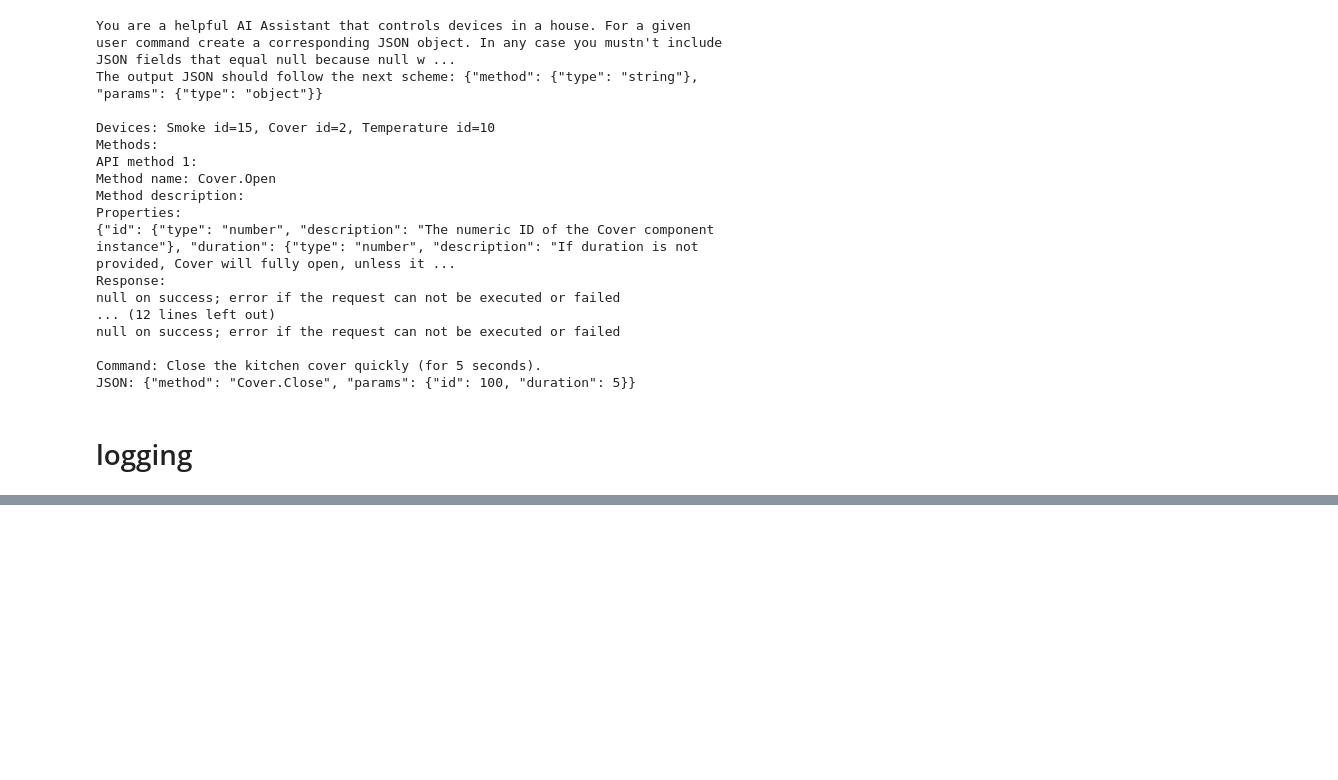
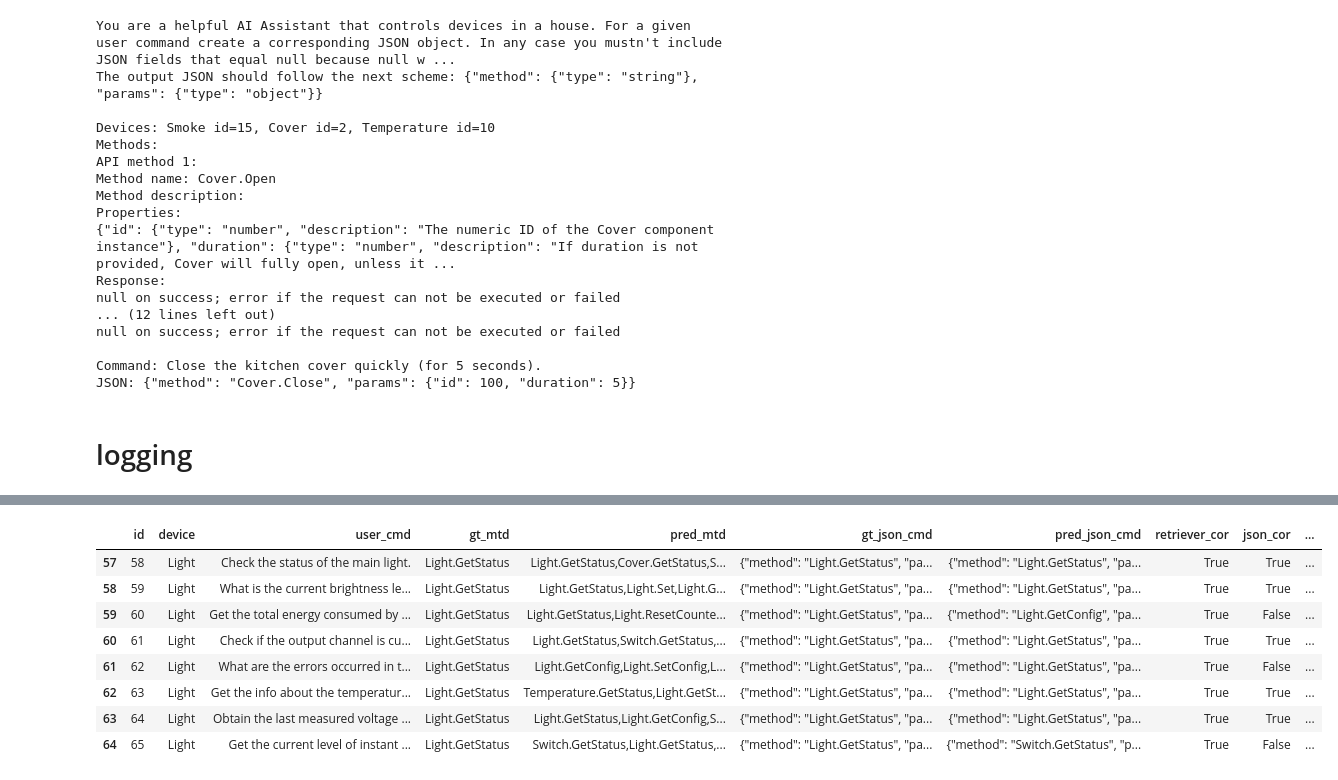
Before and after one commit to viktorpovazhuk/home_assistant_llm, a Jupyter notebook: validation.ipynb, the cells around one changed output, grey strips where cells are left out. Saved outputs shown, nothing was run; the diff lists cells and outputs as text; code cells hidden in the pictures; blank space fills up the shorter version.

```diff
--- a/validation.ipynb
+++ b/validation.ipynb
@@ -661,0 +606,5 @@ dtype: float64
+# %%
+df = pd.read_csv(OUTPUT_DIR / 'baseline/compared.csv')
+display(df[df['retriever_cor'] == True].groupby(by='gt_mtd').apply(lambda x: round(x['add'].value_counts()[False] / x.shape[0], 2)).sort_values(ascending=True))
+display(df[df['retriever_cor'] == True].groupby(by='gt_mtd').apply(lambda x: round(x['absent'].value_counts()[False] / x.shape[0], 2)).sort_values(ascending=True))
+display(df[df['retriever_cor'] == True].groupby(by='gt_mtd').apply(lambda x: round(x['incor'].value_counts()[False] / x.shape[0], 2)).sort_values(ascending=True))
@@ -661,0 +680,12 @@ dtype: float64
+# %%
+df[(df['retriever_cor'] == True) & (df['gt_mtd'] == 'Light.GetStatus')]
+# %% [output]
+|  | id | device | user_cmd | gt_mtd | pred_mtd | gt_json_cmd | pred_json_cmd | retriever_cor | json_cor | ... |
+| 57 | 58 | Light | Check the status of the main light. | Light.GetStatus | Light.GetStatus,Cover.GetStatus,S... | {"method": "Light.GetStatus", "pa... | {"method": "Light.GetStatus", "pa... | True | True | ... |
+| 58 | 59 | Light | What is the current brightness le... | Light.GetStatus | Light.GetStatus,Light.Set,Light.G... | {"method": "Light.GetStatus", "pa... | {"method": "Light.GetStatus", "pa... | True | True | ... |
+| 59 | 60 | Light | Get the total energy consumed by ... | Light.GetStatus | Light.GetStatus,Light.ResetCounte... | {"method": "Light.GetStatus", "pa... | {"method": "Light.GetConfig", "pa... | True | False | ... |
+| 60 | 61 | Light | Check if the output channel is cu... | Light.GetStatus | Light.GetStatus,Switch.GetStatus,... | {"method": "Light.GetStatus", "pa... | {"method": "Light.GetStatus", "pa... | True | True | ... |
+| 61 | 62 | Light | What are the errors occurred in t... | Light.GetStatus | Light.GetConfig,Light.SetConfig,L... | {"method": "Light.GetStatus", "pa... | {"method": "Light.GetStatus", "pa... | True | False | ... |
+| 62 | 63 | Light | Get the info about the temperatur... | Light.GetStatus | Temperature.GetStatus,Light.GetSt... | {"method": "Light.GetStatus", "pa... | {"method": "Light.GetStatus", "pa... | True | True | ... |
+| 63 | 64 | Light | Obtain the last measured voltage ... | Light.GetStatus | Light.GetStatus,Light.GetConfig,S... | {"method": "Light.GetStatus", "pa... | {"method": "Light.GetStatus", "pa... | True | True | ... |
+| 64 | 65 | Light | Get the current level of instant ... | Light.GetStatus | Switch.GetStatus,Light.GetStatus,... | {"method": "Light.GetStatus", "pa... | {"method": "Switch.GetStatus", "p... | True | False | ... |
```
Also changed, not shown: parts of 31 cells of this notebook.
